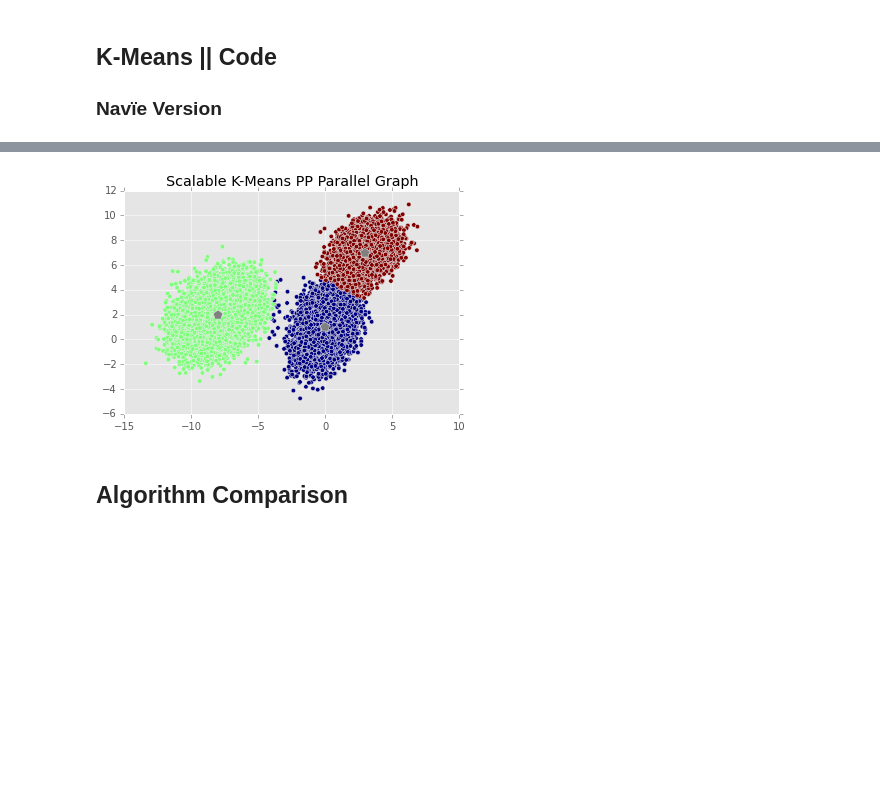
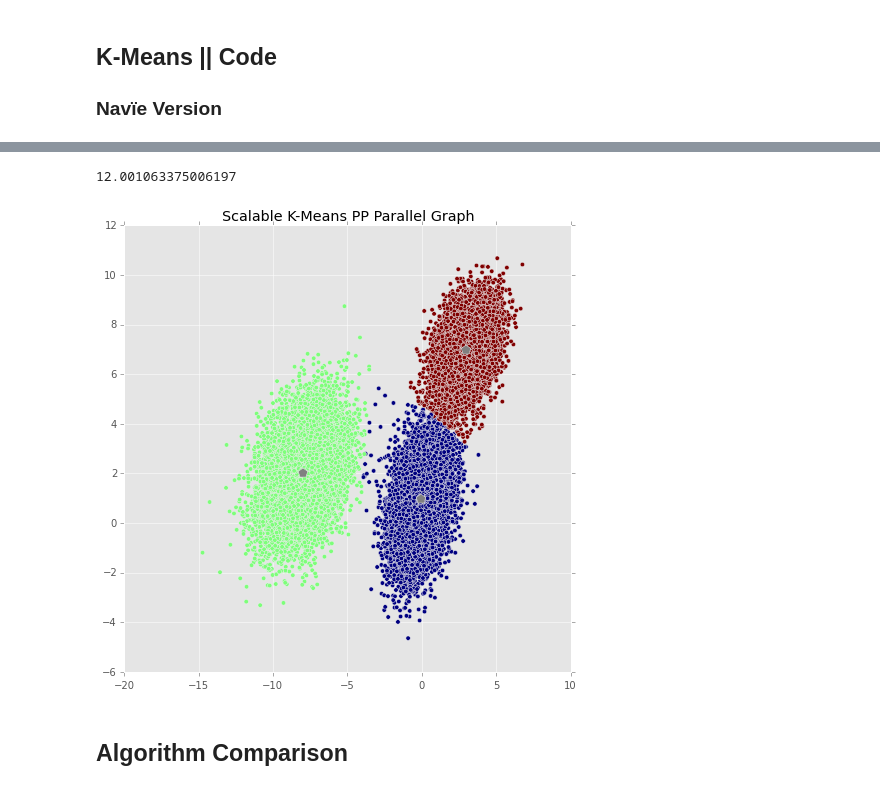
Before and after one commit to jtappler/ScalableKMeansPlusPlus, a Jupyter notebook: ScalableKMeansPlusPlus.ipynb, the cells around one changed output, grey strips where cells are left out. Drawn from its saved outputs; the diff is of its cells as text; code cells hidden in the pictures; blank space fills up the shorter version.

```diff
--- a/ScalableKMeansPlusPlus.ipynb
+++ b/ScalableKMeansPlusPlus.ipynb
@@ -213,13 +220,19 @@ KMeans(copy_x=True,
     precompute_distances=True, random_state=None, tol=0.0001, verbose=0)
 # %%
 k = 3
+start = timeit.default_timer()
 KMeansPP = ScalableKMeansPP.KMeansParallel(data=data, k=k, l=2*k); # paper suggesting using l=2k
+elapsed = timeit.default_timer() - start
+print(elapsed)
 df = SimulatedData.AsDataFrame(data)
+plt.figure(figsize=(8, 8));
 plt.scatter(df.X,df.Y,c=KMeansPP.labels_);
 plt.scatter(KMeansPP.cluster_centers_[:,0],KMeansPP.cluster_centers_[:,1], c='grey', s=100, marker=(5,0));
 plt.title("Scalable K-Means PP Parallel Graph");
+plt.show()
 # %% [output]
+12.001063375006197
-[figure, old version]
+[figure, new version]
 # %% [markdown]
 ## Algorithm Comparison
 # %% [markdown]
```
Also changed, not shown: parts of 16 cells of this notebook, 6 other files.
